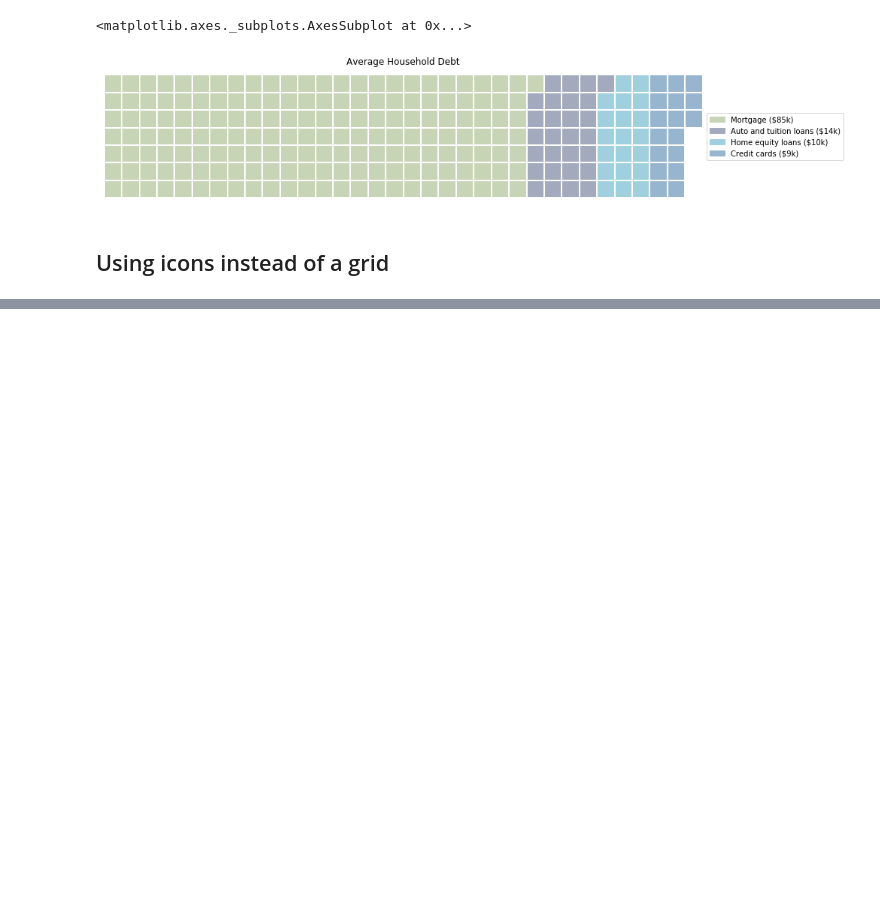
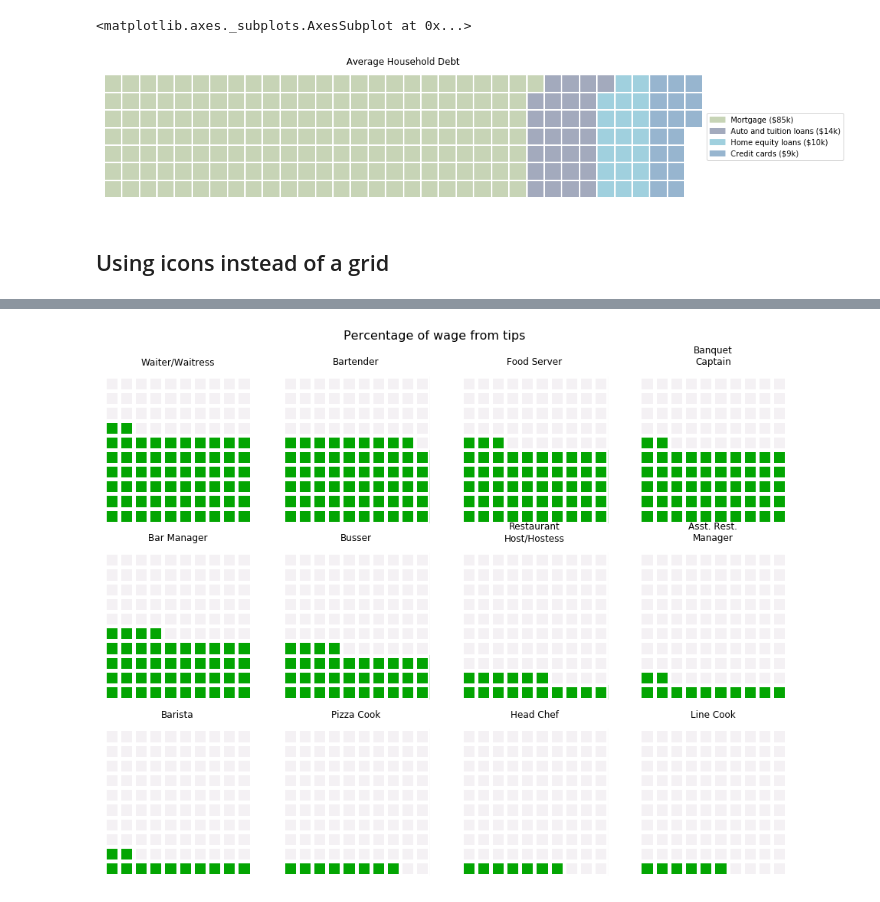
Before and after one commit to shapiromatron/wafflemaker, a Jupyter notebook: notebooks/Examples.ipynb, the cells around one changed output, grey strips where cells are left out. Saved outputs shown, nothing was run; the diff lists cells and outputs as text; code cells hidden in the pictures; blank space fills up the shorter version.

```diff
--- a/notebooks/Examples.ipynb
+++ b/notebooks/Examples.ipynb
@@ -73,0 +127,28 @@ tf.close()
+# %%
+fractions = np.array([
+    0.62, 0.59, 0.53, 0.52,
+    0.44, 0.34, 0.16, 0.12,
+    0.12, 0.08, 0.07, 0.06,
+])
+positives = fractions * 100
+negatives = 100 - positives
+titles = [
+    'Waiter/Waitress', 'Bartender', 'Food Server', 'Banquet\nCaptain',
+    'Bar Manager', 'Busser', 'Restaurant\nHost/Hostess', 'Asst. Rest.\nManager',
+    'Barista', 'Pizza Cook', 'Head Chef', 'Line Cook',
+]
+
+fig, axes = plt.subplots(3, 4, figsize=(16, 12))
+fig.suptitle("Percentage of wage from tips", y=.95, fontsize=16)
+for i, axlist in enumerate(axes):
+    for j, ax in enumerate(axlist):
+        n = i*4 + j
+        wafflemaker.waffle(nrows=10,
+            ncols=10,
+            values=[positives[n], negatives[n]],
+            title=titles[n],
+            hue=['#03a502', '#f4f1f4'],
+            fill_direction=wafflemaker.CellFillDirection.ByRow,
+            ax=ax)
+# %% [output]
+[figure, added]
```
Also changed, not shown: parts of 10 cells of this notebook, 1 other file.
